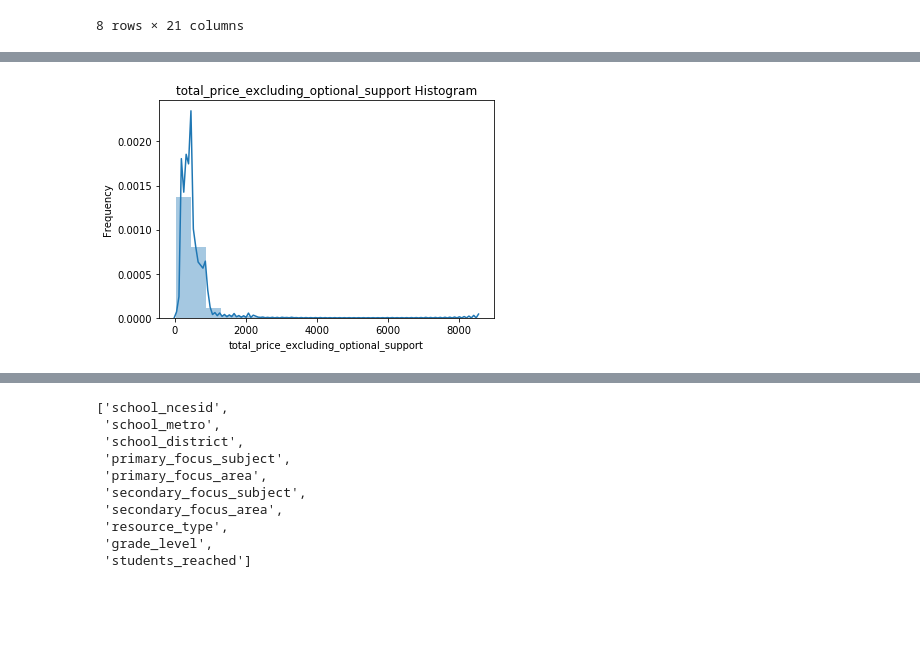
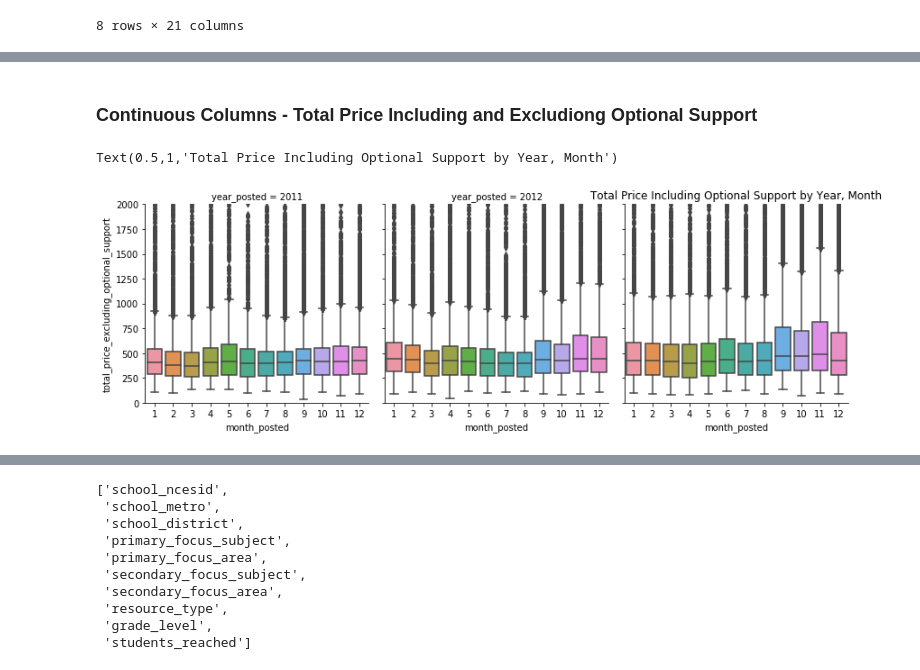
Before and after one commit to cherdeman/ML_for_Public_Policy, a Jupyter notebook: Assignment3/Assignment 3 - Improving the Pipeline.ipynb, the cells around one changed output, grey strips where cells are left out. Saved outputs shown, nothing was run; the diff lists cells and outputs as text; code cells hidden in the pictures; blank space fills up the shorter version.

```diff
--- a/Assignment3/Assignment 3 - Improving the Pipeline.ipynb
+++ b/Assignment3/Assignment 3 - Improving the Pipeline.ipynb
@@ -176,5 +130,10 @@ data_processing.make_histogram(full_df, 'total_price_including_optional_support'
-# %%
-majority = full_df[full_df['total_price_including_optional_support'] < 10000]
-data_processing.make_histogram(majority, 'total_price_excluding_optional_support', bins = 20)
-# %% [output]
-[figure, removed]
+# %% [markdown]
+### Continuous Columns - Total Price Including and Excludiong Optional Support
+# %%
+# Total Price Including Support
+sns.factorplot(x='month_posted', y ='total_price_excluding_optional_support', col='year_posted', data=full_df, kind='box' )
+plt.ylim(0,2000)
+plt.title('Total Price Including Optional Support by Year, Month')
+# %% [output]
+Text(0.5,1,'Total Price Including Optional Support by Year, Month')
+[figure, added]
```
Also changed, not shown: parts of 48 cells of this notebook, 3 other files.
